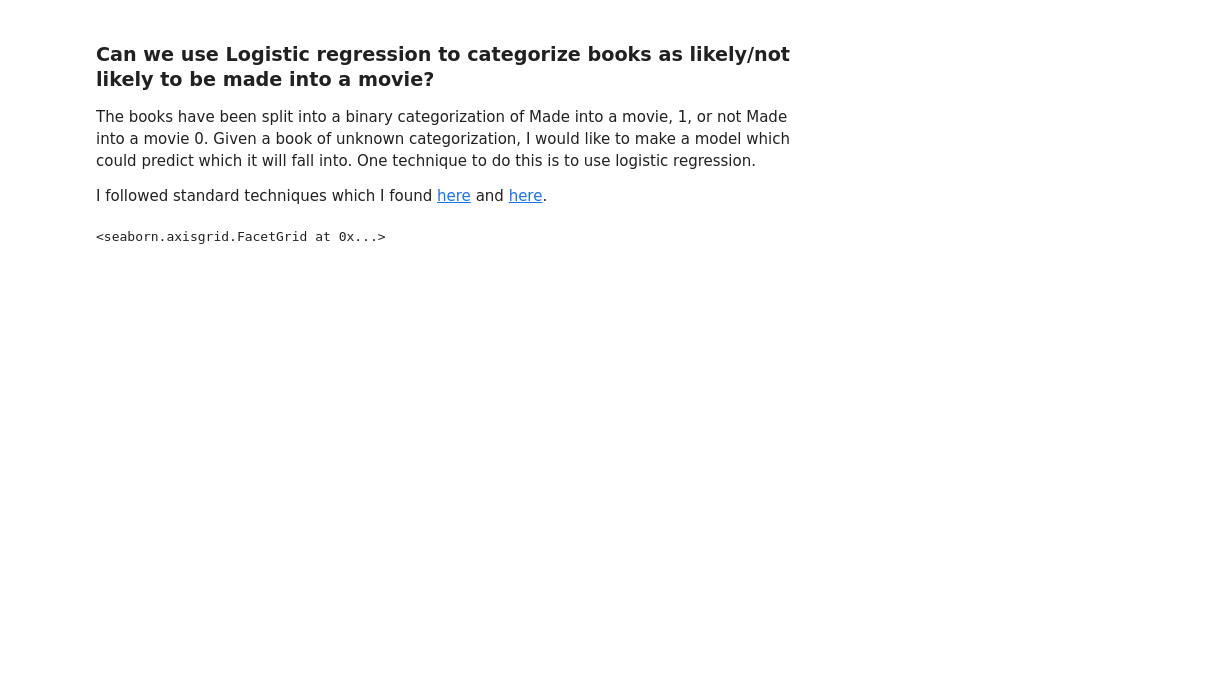
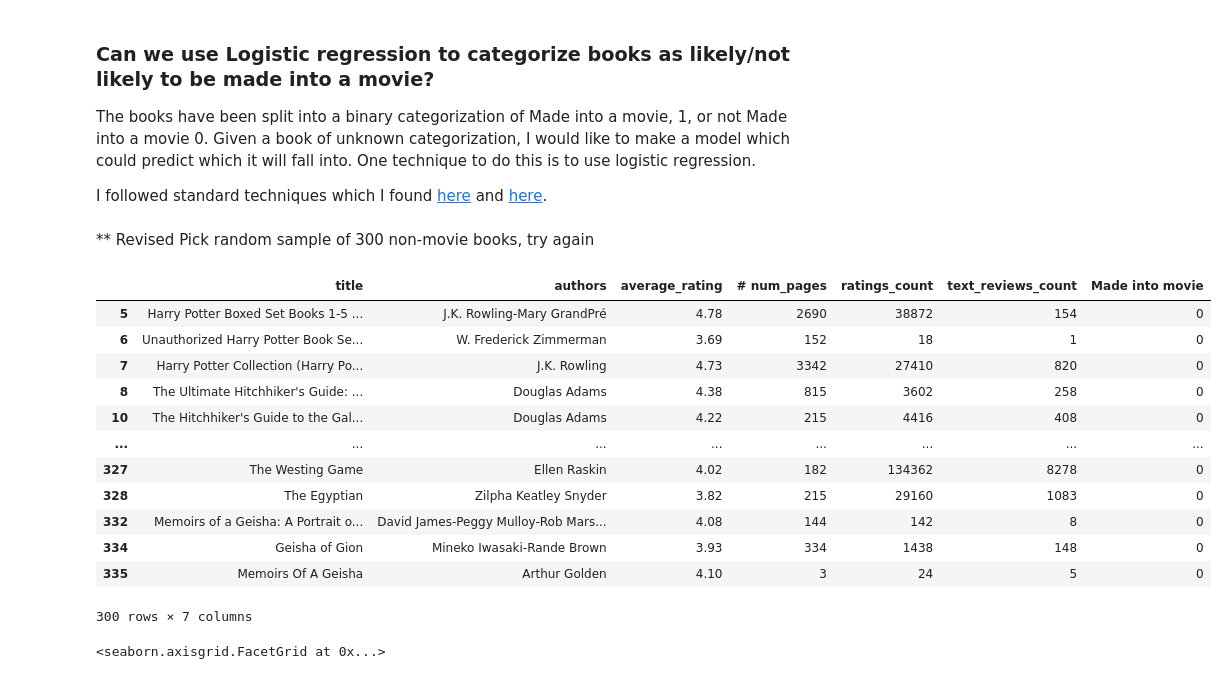
Before and after one commit to noahjett/Movie-Goodreads-Analysis, a Jupyter notebook: Book_Movie_Analysis.ipynb, the cells around one changed output. Cells and saved outputs as stored; diff of their text form; code cells hidden in the pictures; blank space fills up the shorter version.

```diff
--- a/Book_Movie_Analysis.ipynb
+++ b/Book_Movie_Analysis.ipynb
@@ -1084,6 +1084,26 @@ df[(df['book_rating'] > 3.5) & (df['book_rating'] < 3.7)][['book_rating','rating
 The books have been split into a binary categorization of Made into a movie, 1, or not Made into a movie 0. Given a book of unknown categorization, I would like to make a model which could predict which it will fall into. One technique to do this is to use logistic regression.
 
 I followed standard techniques which I found [here](https://www.geeksforgeeks.org/ml-logistic-regression-using-python/) and [here](https://www.datacamp.com/community/tutorials/understanding-logistic-regression-python).
+# %% [markdown]
+** Revised
+Pick random sample of 300 non-movie books, try again
+# %%
+log_book_slice = books[books['Made into movie'] == 0][:300]
+#log_book_slice
+# %% [output]
+|  | title | authors | average_rating | # num_pages | ratings_count | text_reviews_count | Made into movie |
+| 5 | Harry Potter Boxed Set Books 1-5 ... | J.K. Rowling-Mary GrandPré | 4.78 | 2690 | 38872 | 154 | 0 |
+| 6 | Unauthorized Harry Potter Book Se... | W. Frederick Zimmerman | 3.69 | 152 | 18 | 1 | 0 |
+| 7 | Harry Potter Collection (Harry Po... | J.K. Rowling | 4.73 | 3342 | 27410 | 820 | 0 |
+| 8 | The Ultimate Hitchhiker's Guide: ... | Douglas Adams | 4.38 | 815 | 3602 | 258 | 0 |
+| 10 | The Hitchhiker's Guide to the Gal... | Douglas Adams | 4.22 | 215 | 4416 | 408 | 0 |
+| ... | ... | ... | ... | ... | ... | ... | ... |
+| 327 | The Westing Game | Ellen Raskin | 4.02 | 182 | 134362 | 8278 | 0 |
+| 328 | The Egyptian | Zilpha Keatley Snyder | 3.82 | 215 | 29160 | 1083 | 0 |
+| 332 | Memoirs of a Geisha: A Portrait o... | David James-Peggy Mulloy-Rob Mars... | 4.08 | 144 | 142 | 8 | 0 |
+| 334 | Geisha of Gion | Mineko Iwasaki-Rande Brown | 3.93 | 334 | 1438 | 148 | 0 |
+| 335 | Memoirs Of A Geisha | Arthur Golden | 4.10 | 3 | 24 | 5 | 0 |
+300 rows × 7 columns
 # %%
 sns.relplot(x='ratings_count', y='text_reviews_count', hue = 'Made into movie', data = books)
 # %% [output]
```
Also changed, not shown: parts of 2 cells of this notebook.
